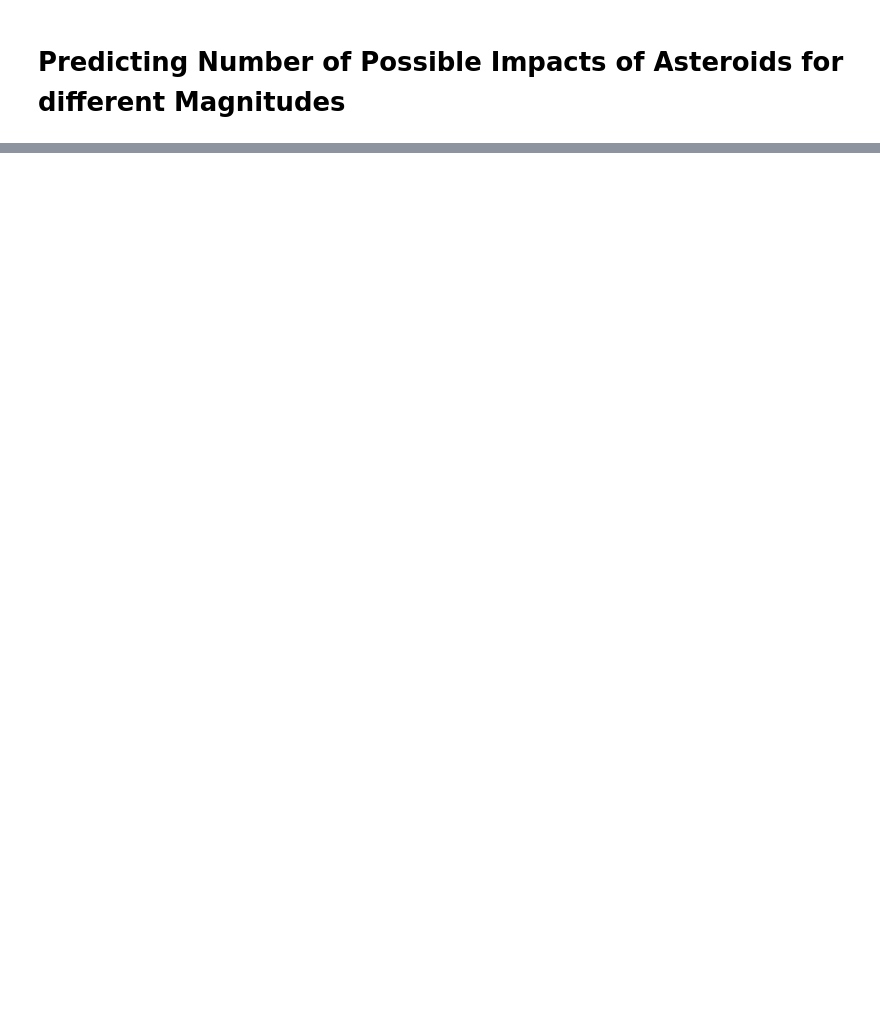
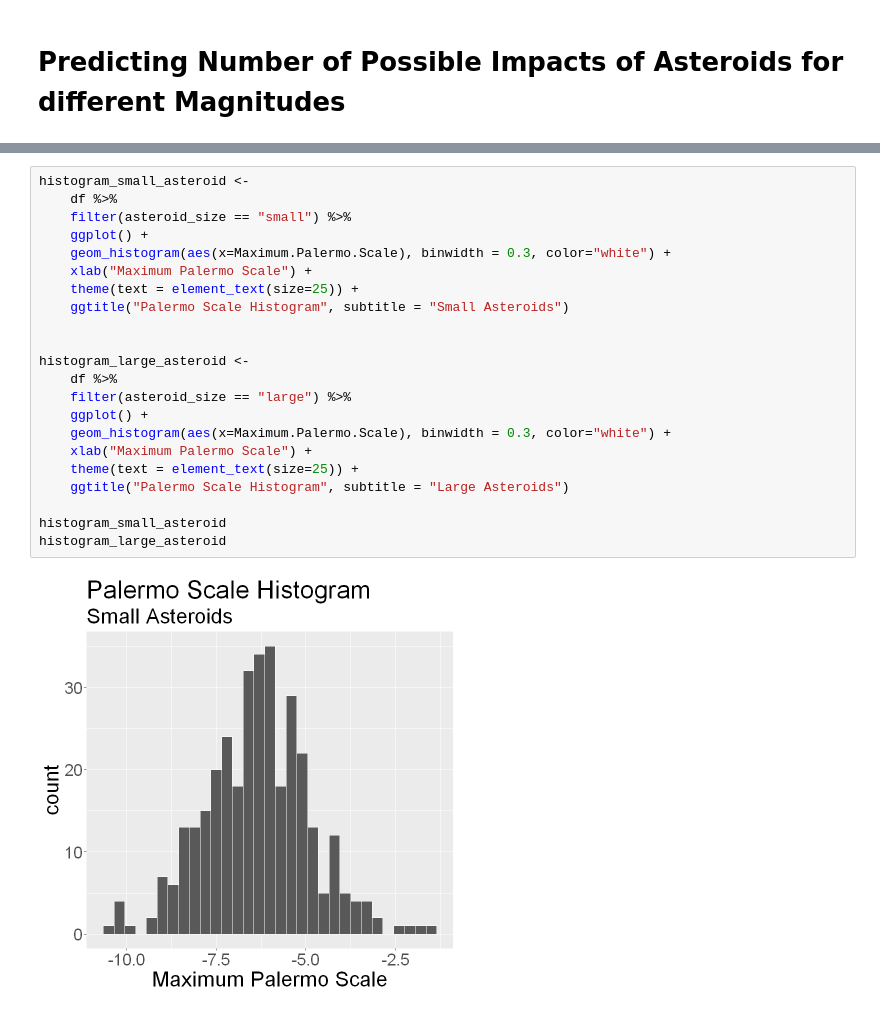
Before and after one commit to arulh/STAT-201-project, a Jupyter notebook: Asteroids.ipynb, the cells around one changed output, grey strips where cells are left out. Cells and saved outputs as stored; diff of their text form; blank space fills up the shorter version.

```diff
--- a/Asteroids.ipynb
+++ b/Asteroids.ipynb
@@ -21,0 +110,24 @@ A data.frame: 6 × 11
+# %%
+histogram_small_asteroid <-
+    df %>%
+    filter(asteroid_size == "small") %>%
+    ggplot() +
+    geom_histogram(aes(x=Maximum.Palermo.Scale), binwidth = 0.3, color="white") +
+    xlab("Maximum Palermo Scale") +
+    theme(text = element_text(size=25)) +
+    ggtitle("Palermo Scale Histogram", subtitle = "Small Asteroids")
+
+
+histogram_large_asteroid <-
+    df %>%
+    filter(asteroid_size == "large") %>%
+    ggplot() +
+    geom_histogram(aes(x=Maximum.Palermo.Scale), binwidth = 0.3, color="white") +
+    xlab("Maximum Palermo Scale") +
+    theme(text = element_text(size=25)) +
+    ggtitle("Palermo Scale Histogram", subtitle = "Large Asteroids")
+
+histogram_small_asteroid
+histogram_large_asteroid
+# %% [output]
+[figure, added]
```
Also changed, not shown: parts of 15 cells of this notebook.
